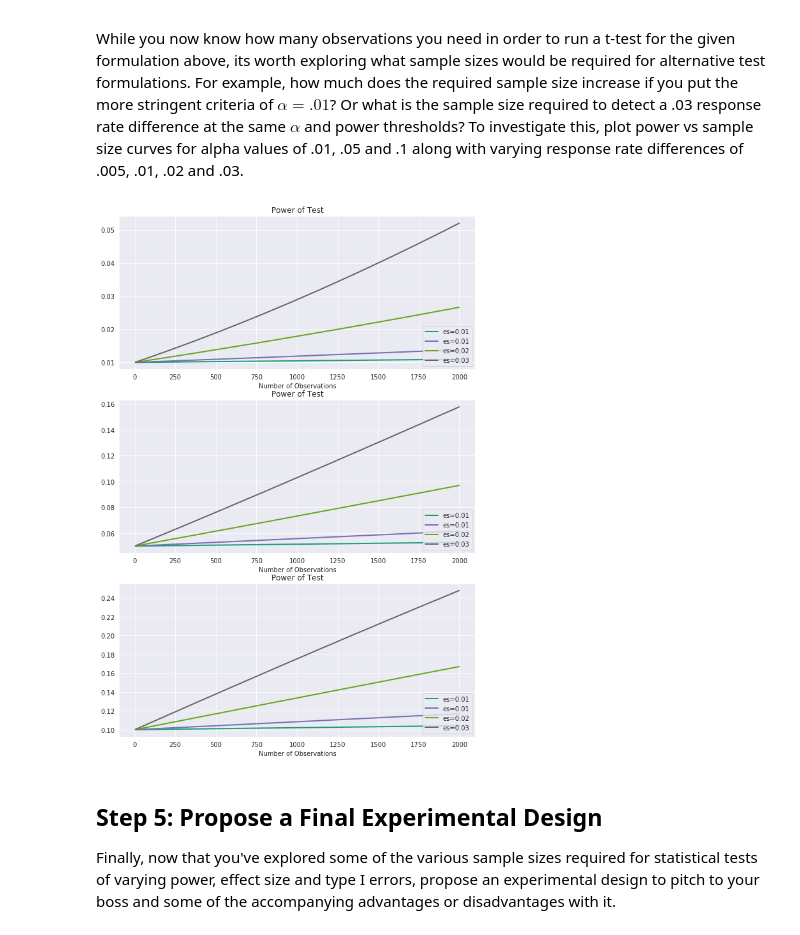
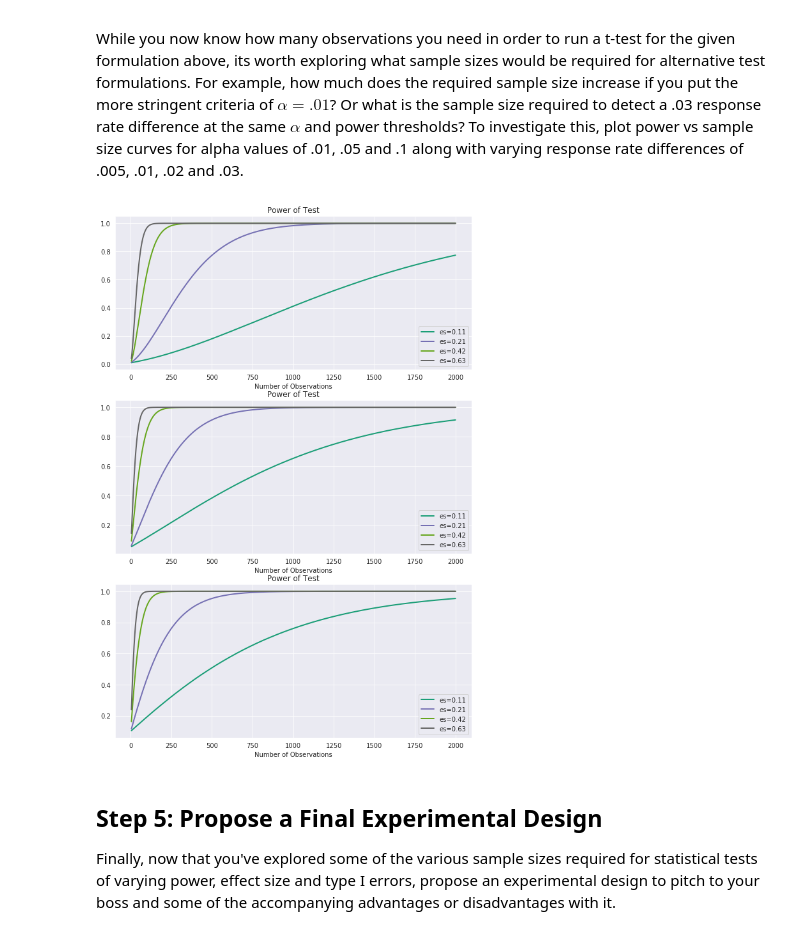
Before and after one commit to aschams/dsc-ab-testing-lab-dc-ds-060319, a Jupyter notebook: index.ipynb, the cells around one changed output. Cells and saved outputs as stored; diff of their text form; code cells hidden in the pictures.

```diff
--- a/index.ipynb
+++ b/index.ipynb
@@ -54,17 +54,17 @@ While you now know how many observations you need in order to run a t-test for t
 # %%
 #Your code; plot power curves for the various alpha and effect size combinations
 fig, ax = plt.subplots(nrows=3, ncols=1, figsize=(10, 15));
-es = np.array([0.005, 0.01, 0.02, 0.03]) / 0.04
+es = np.array([0.005, 0.01, 0.02, 0.03]) / 0.0475
 alphas = np.array([0.01, 0.05, 0.1])
 for num, a in enumerate(alphas):
     axs = ax[num]
     pa.plot_power(dep_var='nobs',
                   nobs=np.array(range(5, 2000)),
                   effect_size=es,
                   alpha=a,
                   ax=axs)
 # %% [output]
-[figure, old version]
+[figure, new version]
 # %% [markdown]
 ## Step 5: Propose a Final Experimental Design
 
```
